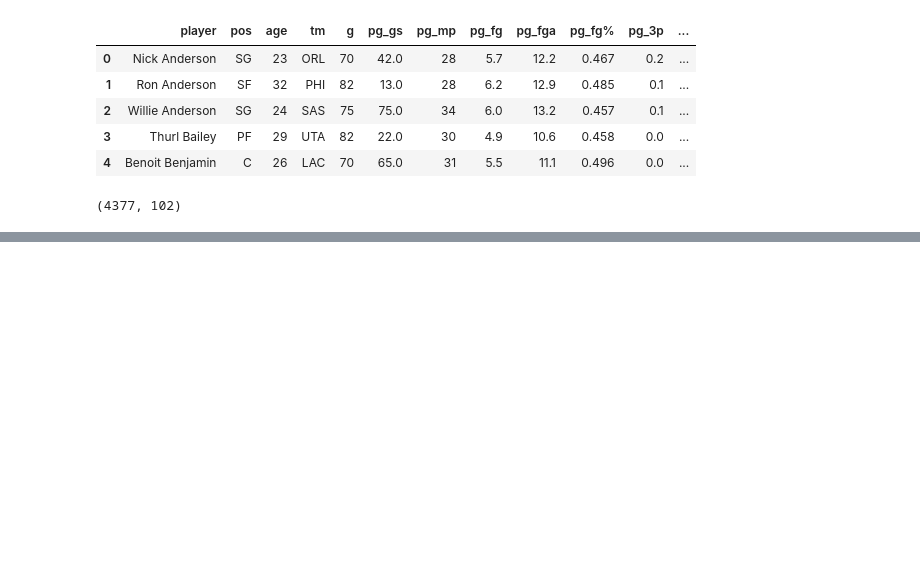
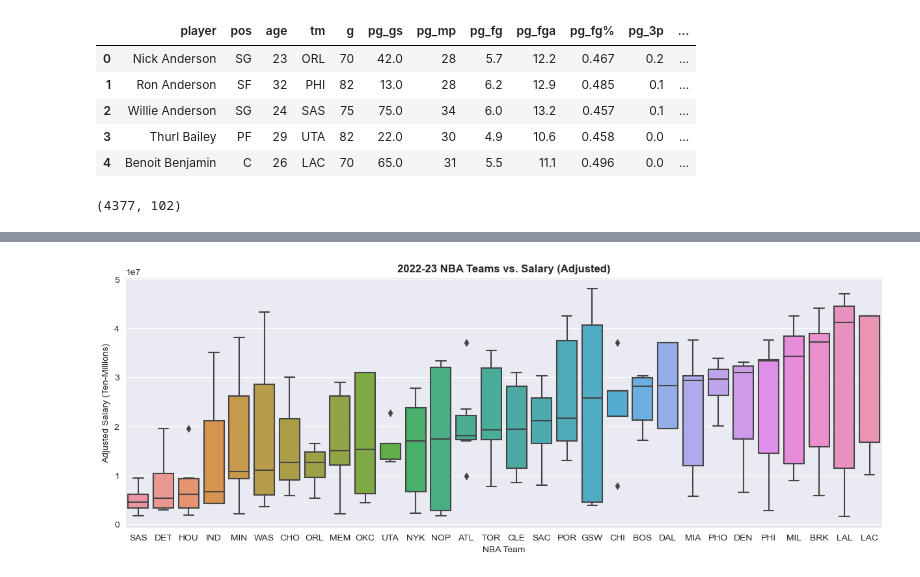
Before and after one commit to farahmalik11/DSI508_Capstone, a Jupyter notebook: code/05_Data_Modeling_II.ipynb, the cells around one changed output, grey strips where cells are left out. Cells and saved outputs as stored; diff of their text form; code cells hidden in the pictures; blank space fills up the shorter version.

```diff
--- a/code/05_Data_Modeling_II.ipynb
+++ b/code/05_Data_Modeling_II.ipynb
@@ -106,0 +106,21 @@ feats_updated = ['overall_qual', 'year_built', 'year_remod', 'total_bsmt_sf', 'g
+# %%
+sns.set_style('darkgrid')
+
+thirty_yrs = df[df.year == 1992]
+twenty_yrs = df[df.year == 2002]
+ten_yrs = df[df.year == 2012]
+current = df[df.year == 2022]
+
+def tmsals(dyrs, yrs):
+    fig, ax = plt.subplots(1,1, figsize = (15,5))
+    sorted_teams = dyrs.groupby('tm')['salary_adj'].median().sort_values().index
+    sns.boxplot(data=dyrs, x='tm', y='salary_adj', order = sorted_teams)
+
+    plt.title(f'{yrs} NBA Teams vs. Salary (Adjusted)', fontweight='bold')
+    plt.xlabel('NBA Team')
+    plt.ylabel('Adjusted Salary (Ten-Millions)')
+    return plt.show()
+
+tmsals(current, "2022-23")
+# %% [output]
+[figure, added]
```
Also changed, not shown: parts of 81 cells of this notebook, 1 other file.
